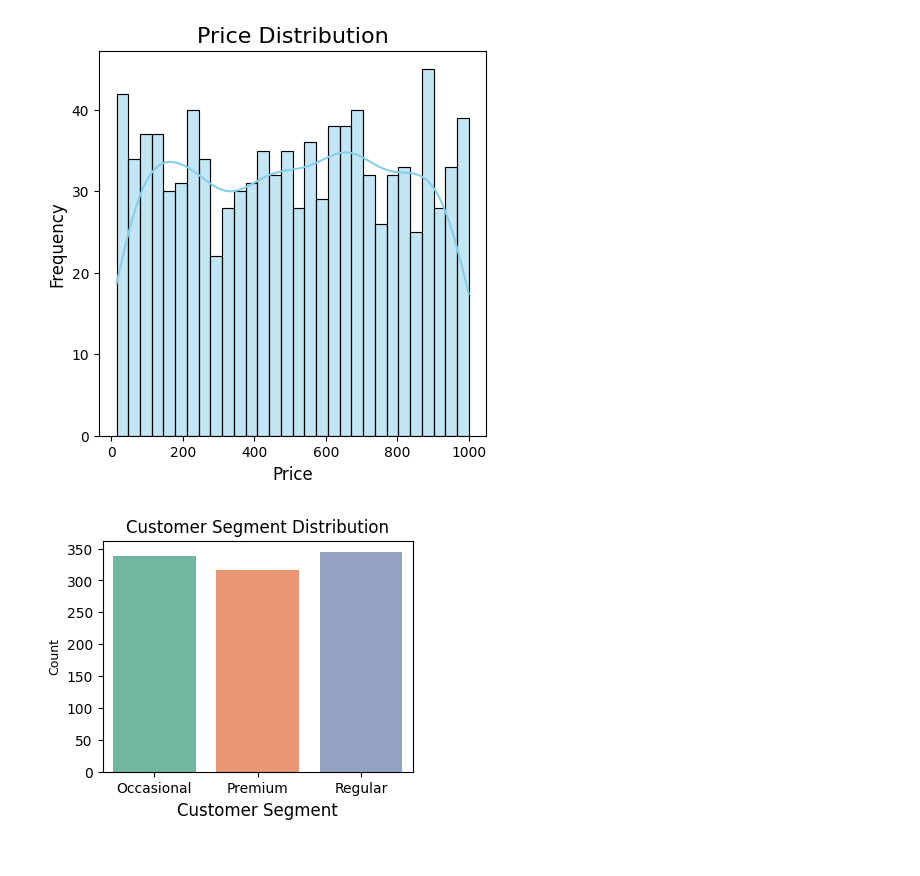
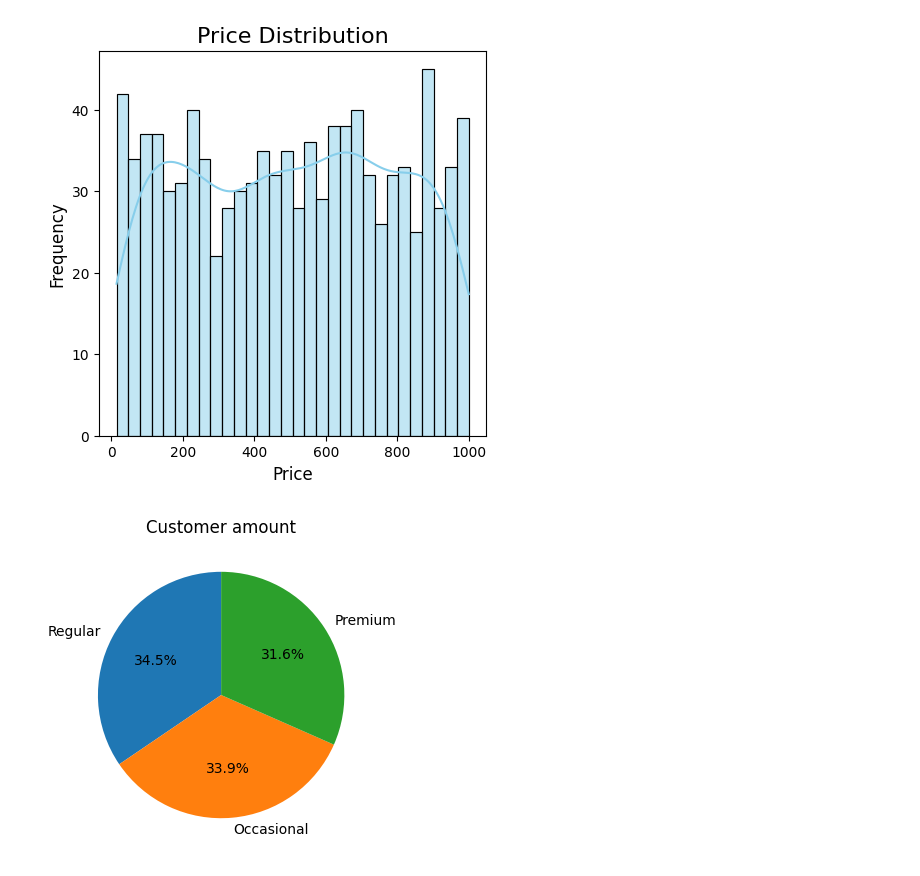
Before and after one commit to OPE152/EcommerceSalesRegression, a Jupyter notebook: ecs/main.ipynb, the cells around one changed output. Drawn from its saved outputs; the diff is of its cells as text; code cells hidden in the pictures.

Commit message:
Data Exploration and Visualization

```diff
--- a/ecs/main.ipynb
+++ b/ecs/main.ipynb
@@ -173,13 +164,13 @@ plt.ylabel('Frequency', fontsize=12)
 plt.show()
 # %% [output]
 [figure]
-# %%
-plt.figure(figsize=(4, 3))
-sns.countplot(x='Customer_Segment', data=df, palette='Set2')
-plt.title('Customer Segment Distribution', fontsize=12)
-plt.xlabel('Customer Segment', fontsize=12)
-plt.ylabel('Count', fontsize=9)
-plt.show()
-warnings.filterwarnings('ignore')
-# %% [output]
-[figure, removed]
+# %%
+Customer = df['Customer_Segment'].value_counts()
+# %%
+plt.figure(figsize = (4,4))
+Customer.plot(kind = 'pie', autopct='%1.1f%%', labels=Customer.index, startangle=90)
+plt.title("Customer amount")
+Customer.name = None
+plt.show()
+# %% [output]
+[figure, added]
```
Also changed, not shown: parts of 7 cells of this notebook.
